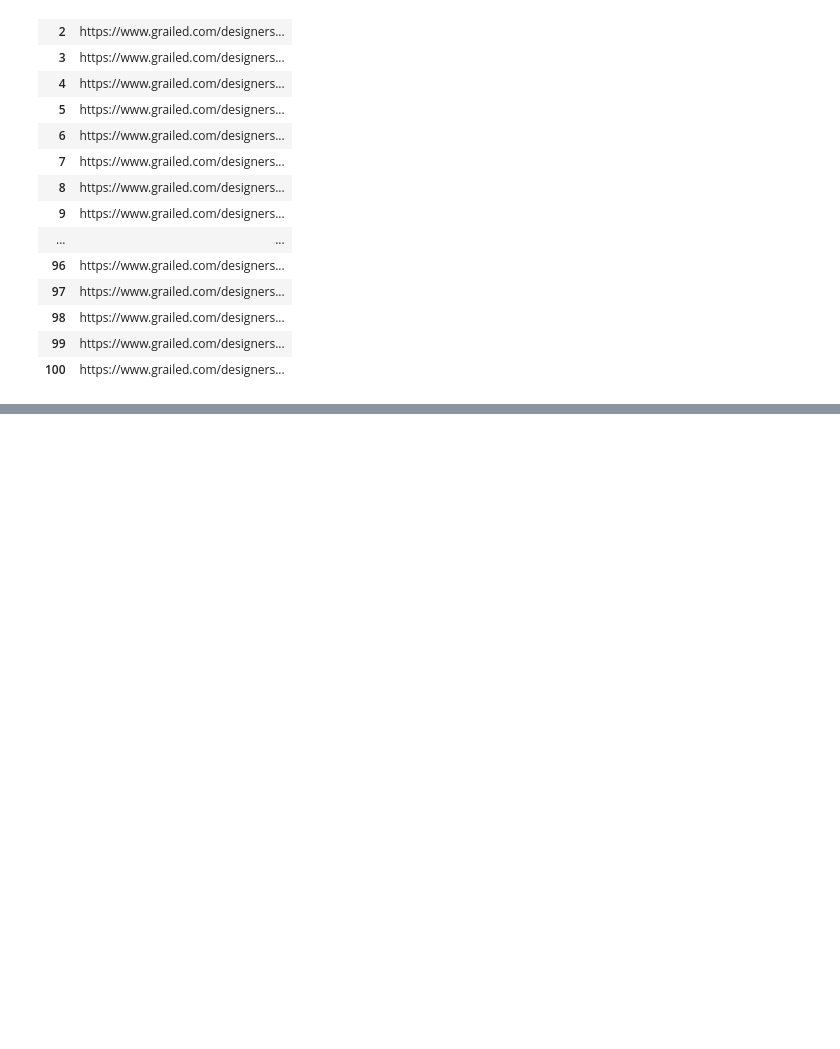
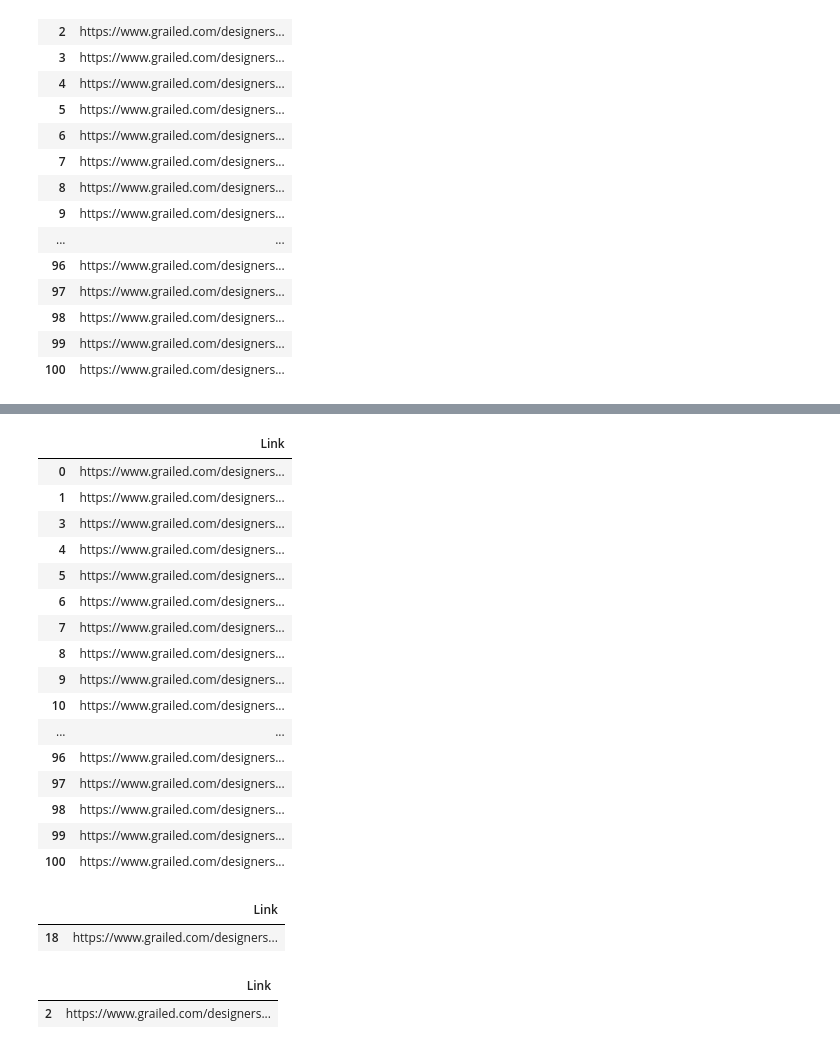
Before and after one commit to HongkiuKurt/vintage_clothing_project_2023, a Jupyter notebook: login_grailed_popular_list.ipynb, the cells around one changed output, grey strips where cells are left out. Cells and saved outputs as stored; diff of their text form; code cells hidden in the pictures; blank space fills up the shorter version.

```diff
--- a/login_grailed_popular_list.ipynb
+++ b/login_grailed_popular_list.ipynb
@@ -79,3 +79,5 @@ ItemDF
 # %%
 
 ItemDF.to_csv('listings.csv', index=False)
+# %%
+df = pd.read_csv('listings.tcsv')
@@ -81,0 +104,32 @@ ItemDF.to_csv('listings.csv', index=False)
+# %%
+df
+# %% [output]
+|  | Link |
+| 0 | https://www.grailed.com/designers... |
+| 1 | https://www.grailed.com/designers... |
+| 3 | https://www.grailed.com/designers... |
+| 4 | https://www.grailed.com/designers... |
+| 5 | https://www.grailed.com/designers... |
+| 6 | https://www.grailed.com/designers... |
+| 7 | https://www.grailed.com/designers... |
+| 8 | https://www.grailed.com/designers... |
+| 9 | https://www.grailed.com/designers... |
+| 10 | https://www.grailed.com/designers... |
+| ... | ... |
+| 96 | https://www.grailed.com/designers... |
+| 97 | https://www.grailed.com/designers... |
+| 98 | https://www.grailed.com/designers... |
+| 99 | https://www.grailed.com/designers... |
+| 100 | https://www.grailed.com/designers... |
+# %%
+df[df['Link'].str.contains('movie', na=False)]
+# %% [output]
+|  | Link |
+| 18 | https://www.grailed.com/designers... |
+# %%
+#i=df[df['Link'] like 'japanese-brand']
+#i = df.loc[df['Link'].isin['japanese-brand']]
+df[df['Link'].str.contains('japanese-brand', na=False)]
+# %% [output]
+|  | Link |
+| 2 | https://www.grailed.com/designers... |
```
Also changed, not shown: parts of 8 cells of this notebook.
